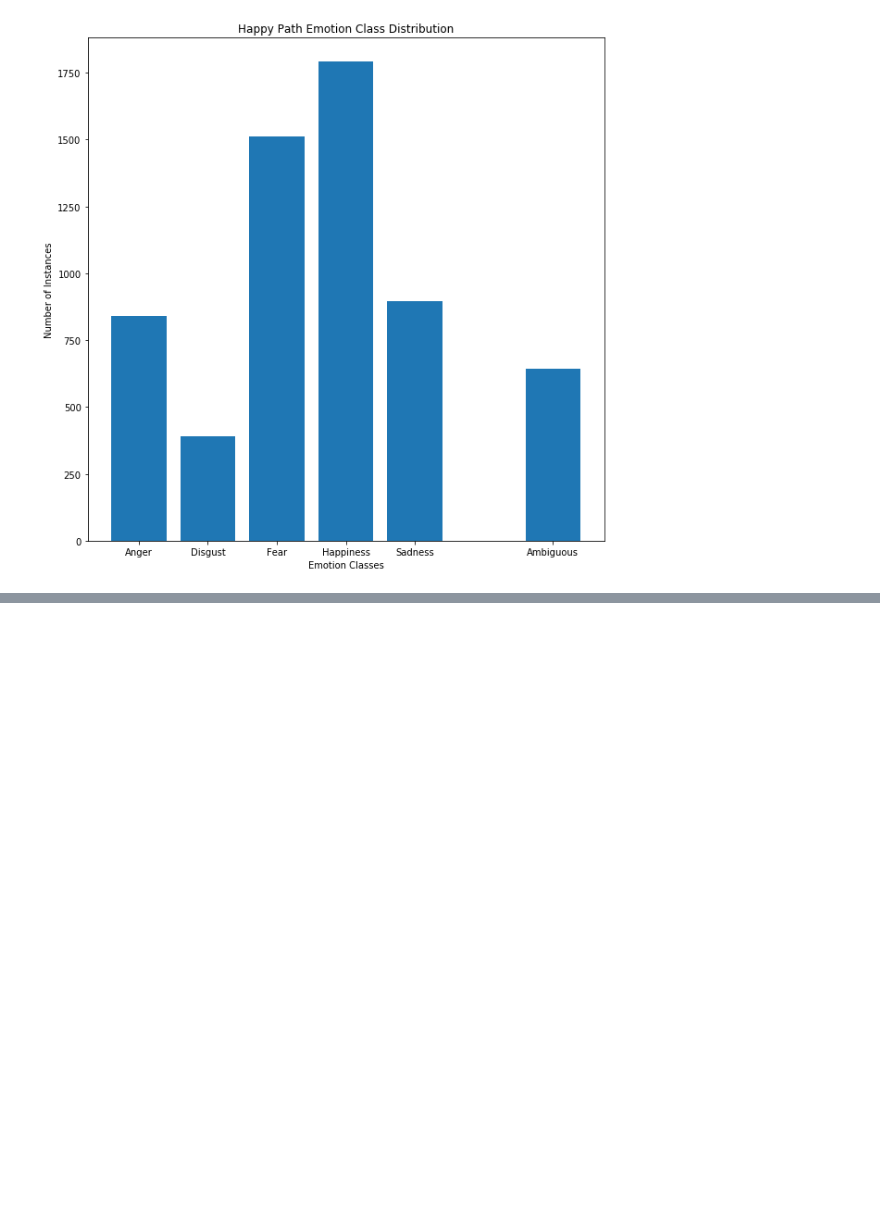
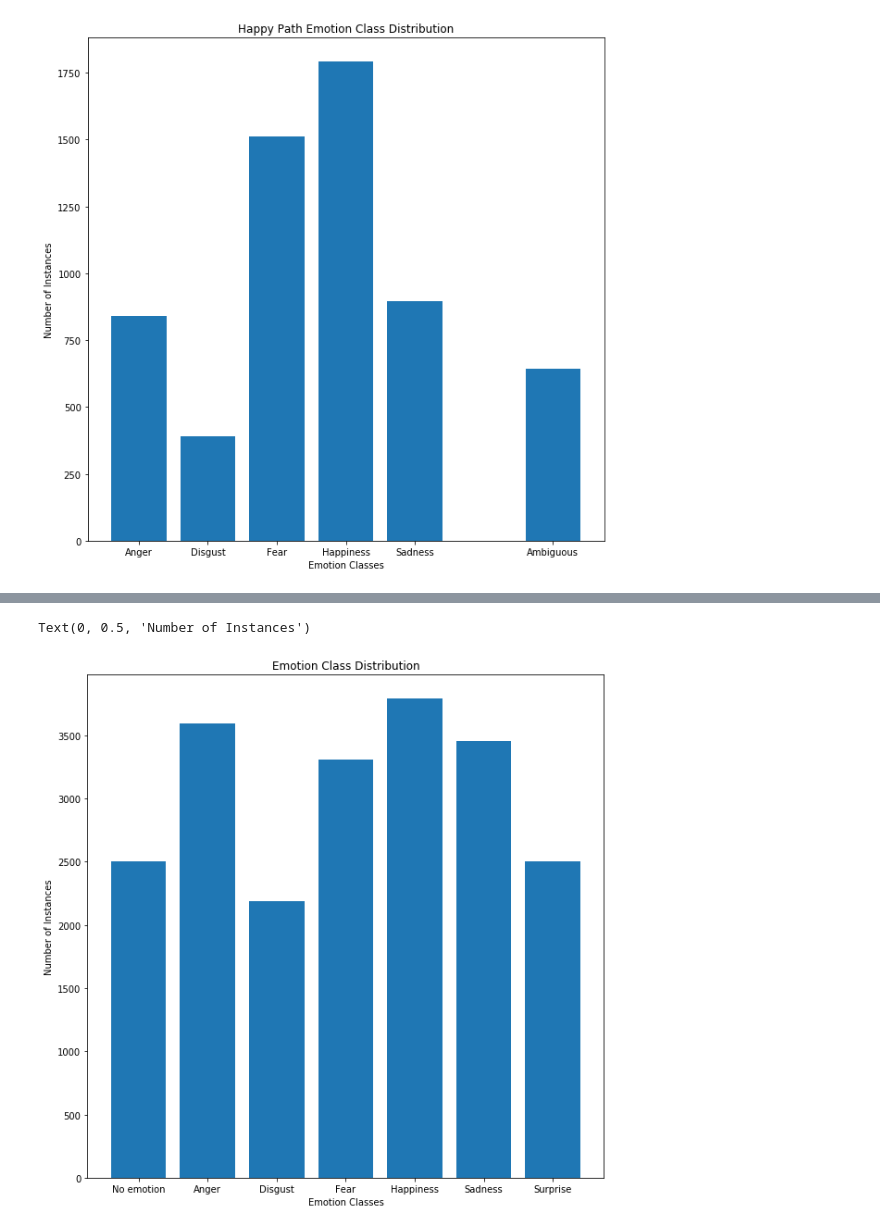
Before and after one commit to mfflavell/AEI_Artifical_Emotional_Intelligence, a Jupyter notebook: emotion_ai_pushshift_api_cleaning.ipynb, the cells around one changed output, grey strips where cells are left out. Cells and saved outputs as stored; diff of their text form; code cells hidden in the pictures; blank space fills up the shorter version.

```diff
--- a/emotion_ai_pushshift_api_cleaning.ipynb
+++ b/emotion_ai_pushshift_api_cleaning.ipynb
@@ -789,0 +1043,2 @@ hp.to_csv("data/happypath/happypath_combined.csv")
+# %%
+hp = hp[hp.emotion != 7]
@@ -789,0 +1056,2 @@ hp.to_csv("data/happypath/happypath_combined.csv")
+# %%
+master_hp = pd.concat([master_under, hp])
@@ -789,0 +1072,2 @@ hp.to_csv("data/happypath/happypath_combined.csv")
+# %%
+master_hp.reset_index(drop=True, inplace=True)
@@ -789,0 +1084,3 @@ hp.to_csv("data/happypath/happypath_combined.csv")
+# %%
+class_dist_master_hp = master_hp.groupby('emotion').count()
+class_dist_master_hp
@@ -789,0 +1097,10 @@ hp.to_csv("data/happypath/happypath_combined.csv")
+# %%
+emotions = ['No emotion', 'Anger', 'Disgust', 'Fear', 'Happiness', 'Sadness', 'Surprise']
+plt.figure(figsize=(10,10))
+plt.bar(class_dist_master_hp.index, class_dist_master_hp['text'], tick_label=emotions)
+plt.title('Emotion Class Distribution')
+plt.xlabel('Emotion Classes')
+plt.ylabel('Number of Instances')
+# %% [output]
+Text(0, 0.5, 'Number of Instances')
+[figure, added]
```
Also changed, not shown: parts of 52 cells of this notebook.
